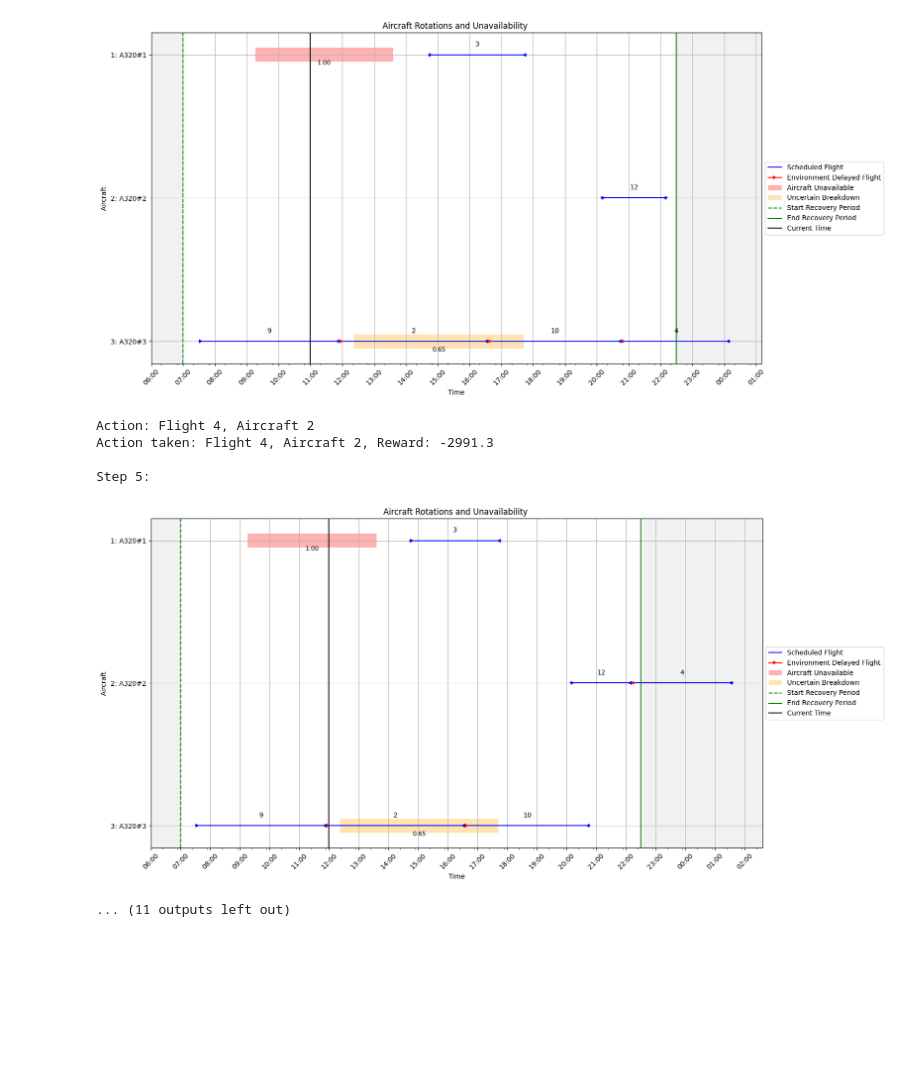
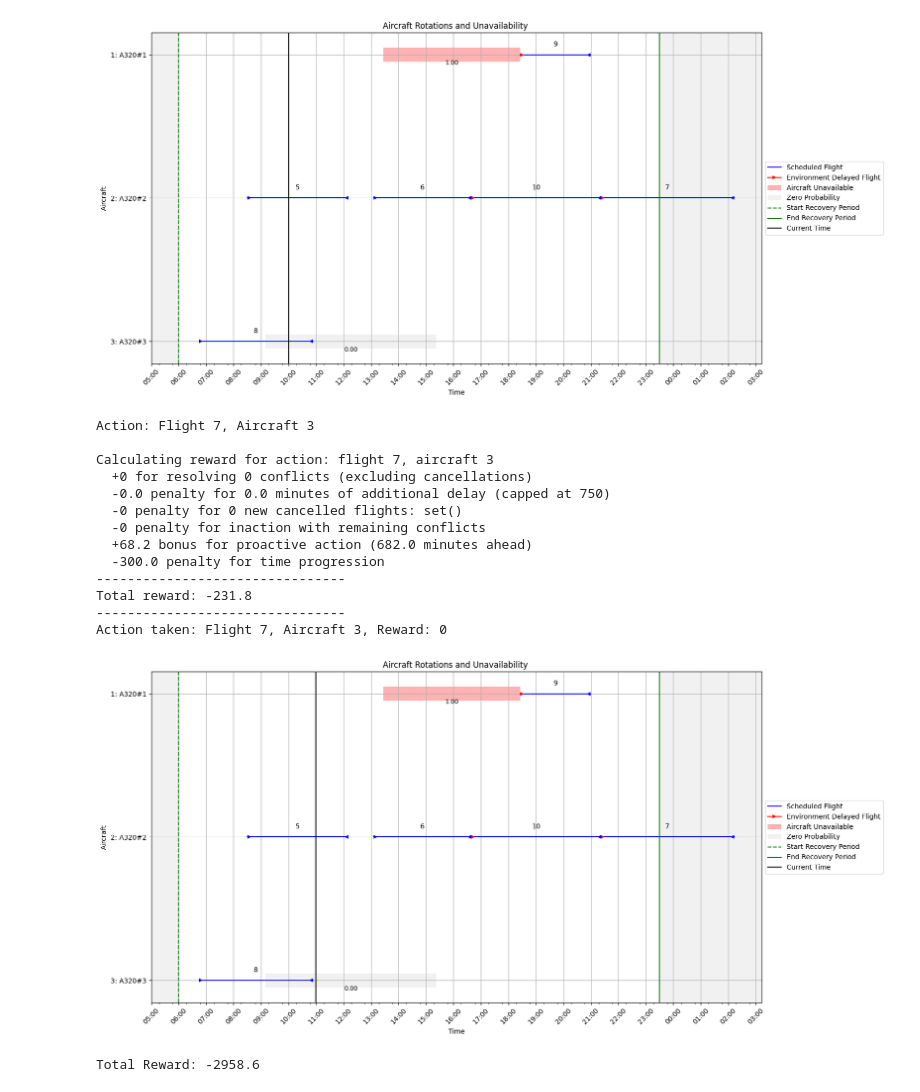
Before and after one commit to PieterBecking/Boeing-ADM-DRL-Github, a Jupyter notebook: notebooks/inference_random.ipynb, the cells around one changed output. Saved outputs shown, nothing was run; the diff lists cells and outputs as text; code cells hidden in the pictures; blank space fills up the shorter version.

Commit message:
steady testing

```diff
--- a/notebooks/inference_random.ipynb
+++ b/notebooks/inference_random.ipynb
@@ -154,7 +154,7 @@ def run_random_agent(scenario_folder):
 
 
 
-SCENARIO_FOLDER = "../data/Training/3ac-1000-steady/Scenario_02"
+SCENARIO_FOLDER = "../data/Training/3ac-1-steady/Scenario_02"
 
 # Verify folder exists
 if not os.path.exists(SCENARIO_FOLDER):
@@ -194,9 +239,18 @@ Action taken: Flight 0, Aircraft 0, Reward: -2990.0
 
 Step 4:
-[figure, old version]
+[figure, new version]
-Action: Flight 4, Aircraft 2
-Action taken: Flight 4, Aircraft 2, Reward: -2991.3
+Action: Flight 7, Aircraft 3
 
-Step 5:
+Calculating reward for action: flight 7, aircraft 3
+  +0 for resolving 0 conflicts (excluding cancellations)
+  -0.0 penalty for 0.0 minutes of additional delay (capped at 750)
+  -0 penalty for 0 new cancelled flights: set()
+  -0 penalty for inaction with remaining conflicts
+  +68.2 bonus for proactive action (682.0 minutes ahead)
+  -300.0 penalty for time progression
+--------------------------------
+Total reward: -231.8
+--------------------------------
+Action taken: Flight 7, Aircraft 3, Reward: 0
-[figure, old version]
+[figure, new version]
-... (11 outputs left out)
+Total Reward: -2958.6
```
Also changed, not shown: parts of 1 cell of this notebook.
